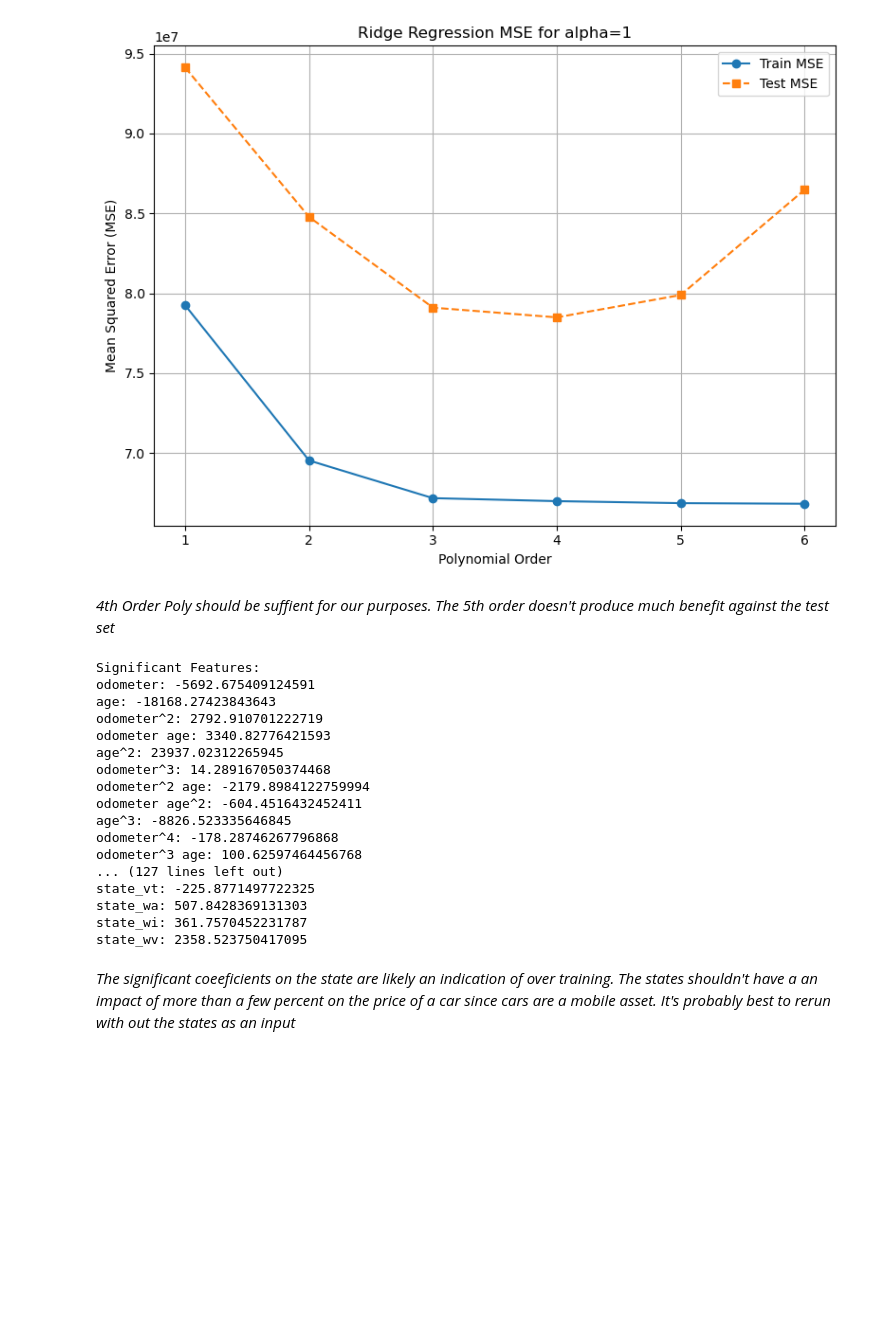
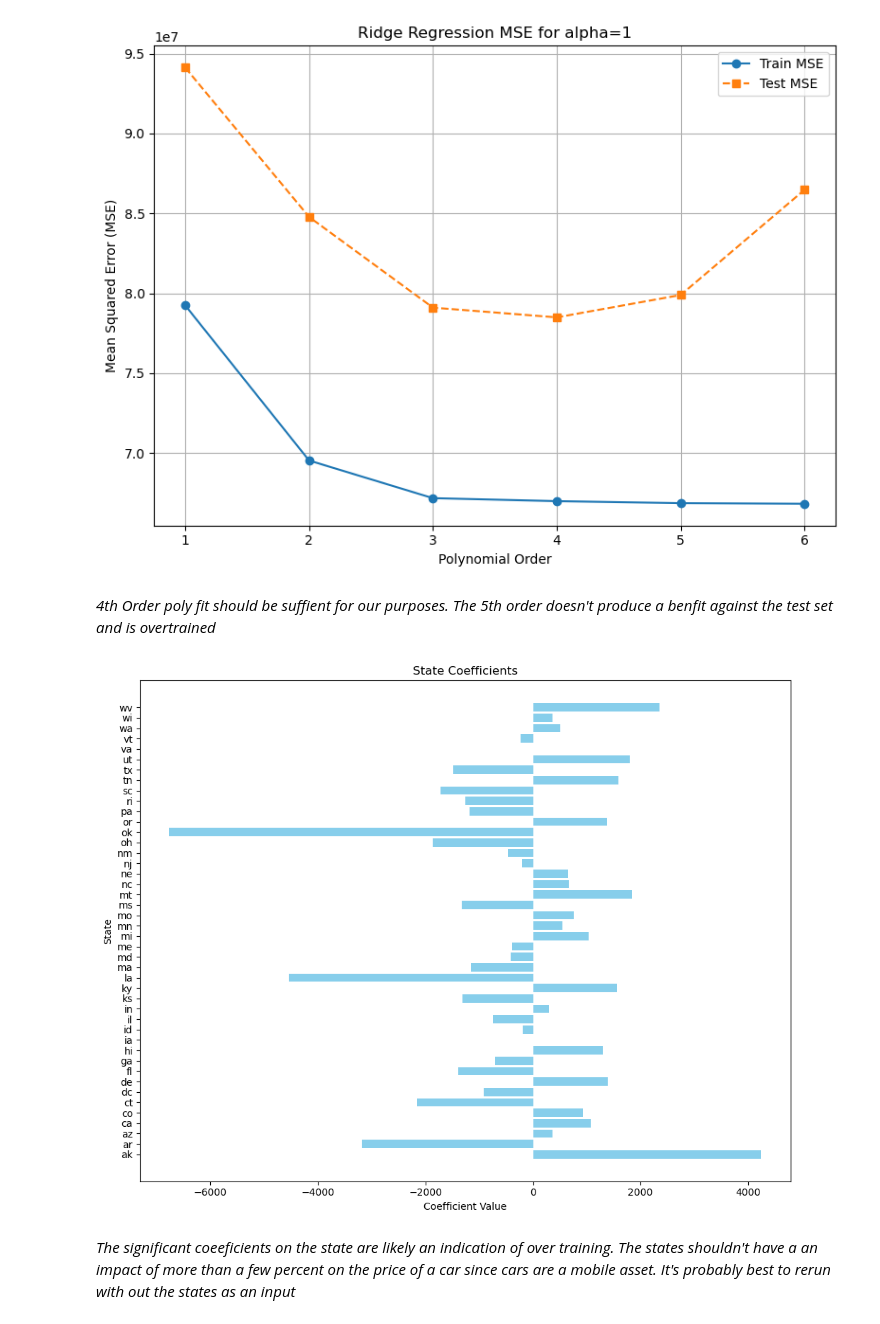
Before and after one commit to Jack-S2005/11.1-Car-Price, a Jupyter notebook: prompt_II.ipynb, the cells around one changed output. Saved outputs shown, nothing was run; the diff lists cells and outputs as text; code cells hidden in the pictures; blank space fills up the shorter version.

```diff
--- a/prompt_II.ipynb
+++ b/prompt_II.ipynb
@@ -476,7 +492,7 @@ plt.show()
 # %% [output]
 [figure]
 # %% [markdown]
-_4th Order Poly should be suffient for our purposes.  The 5th order doesn't produce much benefit against the test set_
+_4th Order poly fit should be suffient for our purposes.  The 5th order doesn't produce a benfit against the test set and is overtrained_
 # %%
 # Update the Ridge pipeline with the current polynomial order
 lasso_pipeline.set_params(preprocessor__num__poly__degree=4, regressor__alpha=1)
@@ -511,53 +527,57 @@ def get_significant_features_from_lasso(pipeline, numerical_features, categorica
     # Extract feature names for categorical features
     cat_transformer = preprocessor.transformers_[1][1]  # Assuming 'cat' is the second transformer
     if hasattr(cat_transformer, 'get_feature_names_out'):
         cat_feature_names = cat_transformer.get_feature_names_out(categorical_features)
         feature_names.extend(cat_feature_names)
 
     # Get the coefficients from the Lasso model
     coefficients = lasso_model.coef_
 
     # Ensure the number of coefficients matches the number of feature names
     if len(coefficients) != len(feature_names):
         raise ValueError(f"Mismatch between number of coefficients ({len(coefficients)}) and feature names ({len(feature_names)}). Check your pipeline structure.")
 
     # Filter for significant features (non-zero coefficients)
     significant_features = [(feature, coef) for feature, coef in zip(feature_names, coefficients) if coef != 0]
 
     return significant_features
 
 # Example usage
 try:
     # Ensure the pipeline is fitted
     lasso_pipeline.fit(X_train, y_train)
 
     # Extract significant features
     significant_features = get_significant_features_from_lasso(lasso_pipeline, numerical_features, categorical_features)
 
+
+    # Populate feature_info_dict with the significant features and their coefficients
+    feature_info_dict = {feature: coef for feature, coef in significant_features}
+
+    # Filter and plot 'state_' features
+    state_features = {k: v for k, v in feature_info_dict.items() if k.startswith('state_')}
+    labels = [k.replace('state_', '') for k in state_features.keys()]
+    values = list(state_features.values())
+
+    # Create the plot
+    plt.figure(figsize=(10, 8))
+    plt.barh(labels, values, color='skyblue')
+    plt.title('State Coefficients')
+    plt.xlabel('Coefficient Value')
+    plt.ylabel('State')
+    plt.tight_layout()
+    plt.show()
+
     # Print the significant features
-    print("Significant Features:")
-    for feature, coef in significant_features:
-        print(f"{feature}: {coef}")
+    #print("Significant Features:")
+    #for feature, coef in significant_features:
+        #print(f"{feature}: {coef}")
 except Exception as e:
     print(f"Error: {e}")
+
+# Filter and plot 'state_' features
 # %% [output]
-Significant Features:
-odometer: -5692.675409124591
-age: -18168.27423843643
-odometer^2: 2792.910701222719
-odometer age: 3340.82776421593
-age^2: 23937.02312265945
-odometer^3: 14.289167050374468
-odometer^2 age: -2179.8984122759994
-odometer age^2: -604.4516432452411
-age^3: -8826.523335646845
-odometer^4: -178.28746267796868
-odometer^3 age: 100.62597464456768
-... (127 lines left out)
-state_vt: -225.8771497722325
-state_wa: 507.8428369131303
-state_wi: 361.7570452231787
-state_wv: 2358.523750417095
+[figure, added]
 # %% [markdown]
 _The significant coeeficients on the state are likely an indication of over training. The states shouldn't have a an impact of more than a few percent on the price of a car since cars are a mobile asset.  It's probably best to rerun with out the states as an input_
 # %%
```
Also changed, not shown: parts of 6 cells of this notebook.
